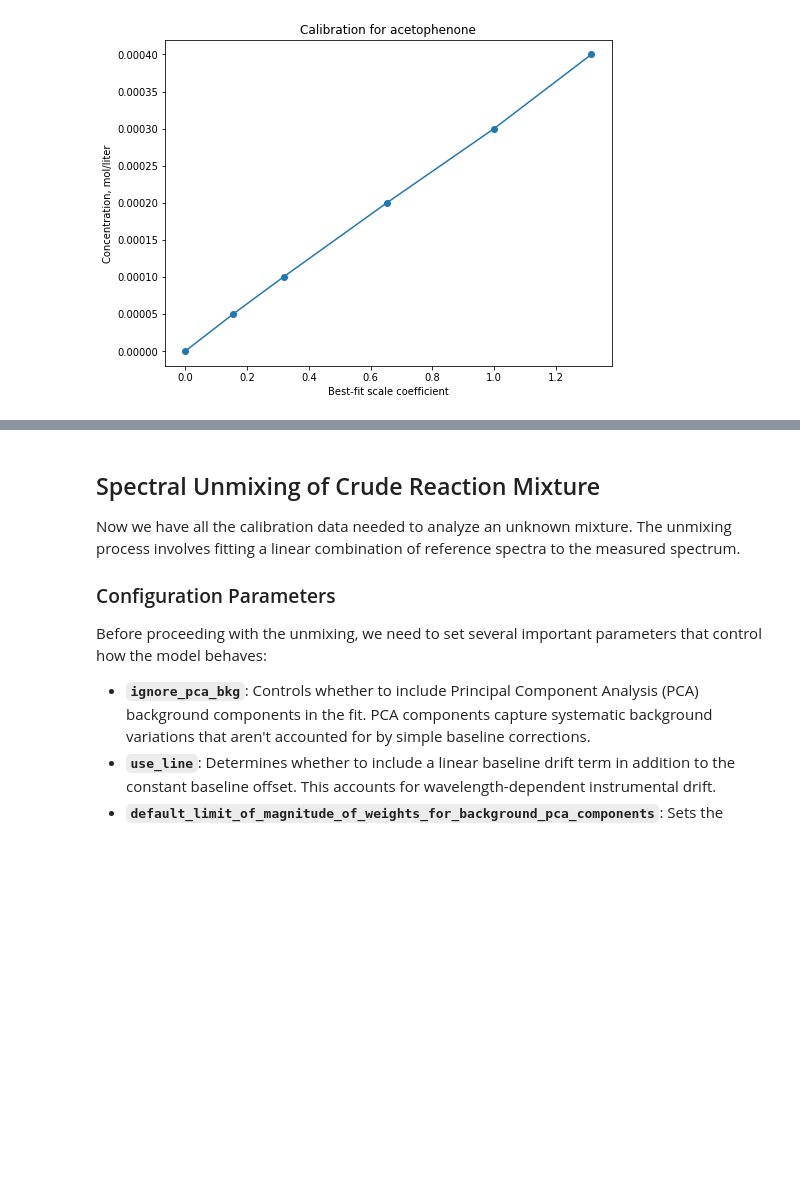
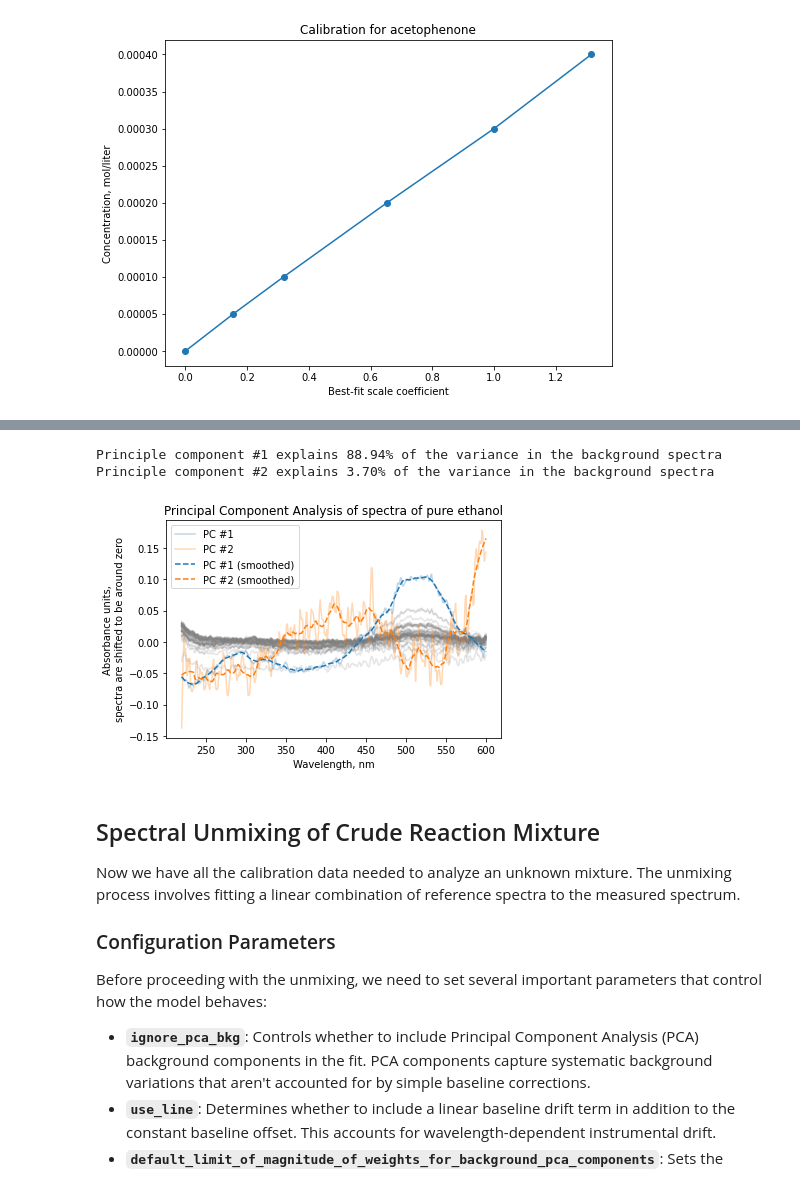
Before and after one commit to yaroslavsobolev/robowski-maps, a Jupyter notebook: notebooks/spectral_unmixing_tutorial.ipynb, the cells around one changed output, grey strips where cells are left out. Drawn from its saved outputs; the diff is of its cells as text; code cells hidden in the pictures; blank space fills up the shorter version.

```diff
--- a/notebooks/spectral_unmixing_tutorial.ipynb
+++ b/notebooks/spectral_unmixing_tutorial.ipynb
@@ -452,3 +454,48 @@ calibrants.append({'reference_interpolator': interpolate.interp1d(wavelength_ind
+# %%
+from sklearn.decomposition import PCA as pca
+from scipy.signal import savgol_filter
+
+# load CSV with 54 spectra of pure ethanol into a dataframe
+pure_background_spectra_df = pd.read_csv('data/ethanol_background_model/spectra_of_pure_ethanol_54_times.csv')
+# spectra are columns except the first column
+spectra = pure_background_spectra_df.iloc[:, 1:].to_numpy().T
+
+# plot all the 54 spectra
+for spectrum in spectra:
+    plt.plot(wavelengths, spectrum, alpha=0.2, color='grey')
+
+# Principal component analysis of the background spectra
+nc = 2 # number of components requested
+pca1 = pca(n_components=nc)
+nfeat1 = spectra
+nfeat1 = [x - np.mean(x) for x in nfeat1]
+X1 = pca1.fit(nfeat1)
+expl_var_1 = X1.explained_variance_ratio_
+for i, var in enumerate(expl_var_1):
+    print(f'Principle component #{i+1} explains {var:.2%} of the variance in the background spectra')
+sv = X1.components_.T
+
+# plotting the principal components
+colors = ['C0', 'C1', 'C2']
+for i in range(nc):
+    plt.plot(wavelengths, sv[:, i], label=f'PC #{i+1}', color=colors[i], alpha=0.3)
+
+# Smooth the components, plot the smoothed result, and save smoothed components to files
+for i in range(nc):
+    smoothed_component = savgol_filter(sv[:, i], polyorder=2, window_length=31)
+    plt.plot(wavelengths, smoothed_component, linestyle='--', label=f'PC #{i+1} (smoothed)', color=colors[i])
+    np.save(f'data/ethanol_background_model/component_{i}.npy', smoothed_component)
+
+# Add labels and legend to the plot
+plt.title('Principal Component Analysis of spectra of pure ethanol')
+plt.xlabel('Wavelength, nm')
+plt.ylabel('Absorbance units,\nspectra are shifted to be around zero')
+plt.legend()
+plt.show()
+# %% [output]
+Principle component #1 explains 88.94% of the variance in the background spectra
+Principle component #2 explains 3.70% of the variance in the background spectra
+[figure, added]
 # %% [markdown]
 ## Spectral Unmixing of Crude Reaction Mixture
 
```
Also changed, not shown: parts of 8 cells of this notebook, 3 other files.
